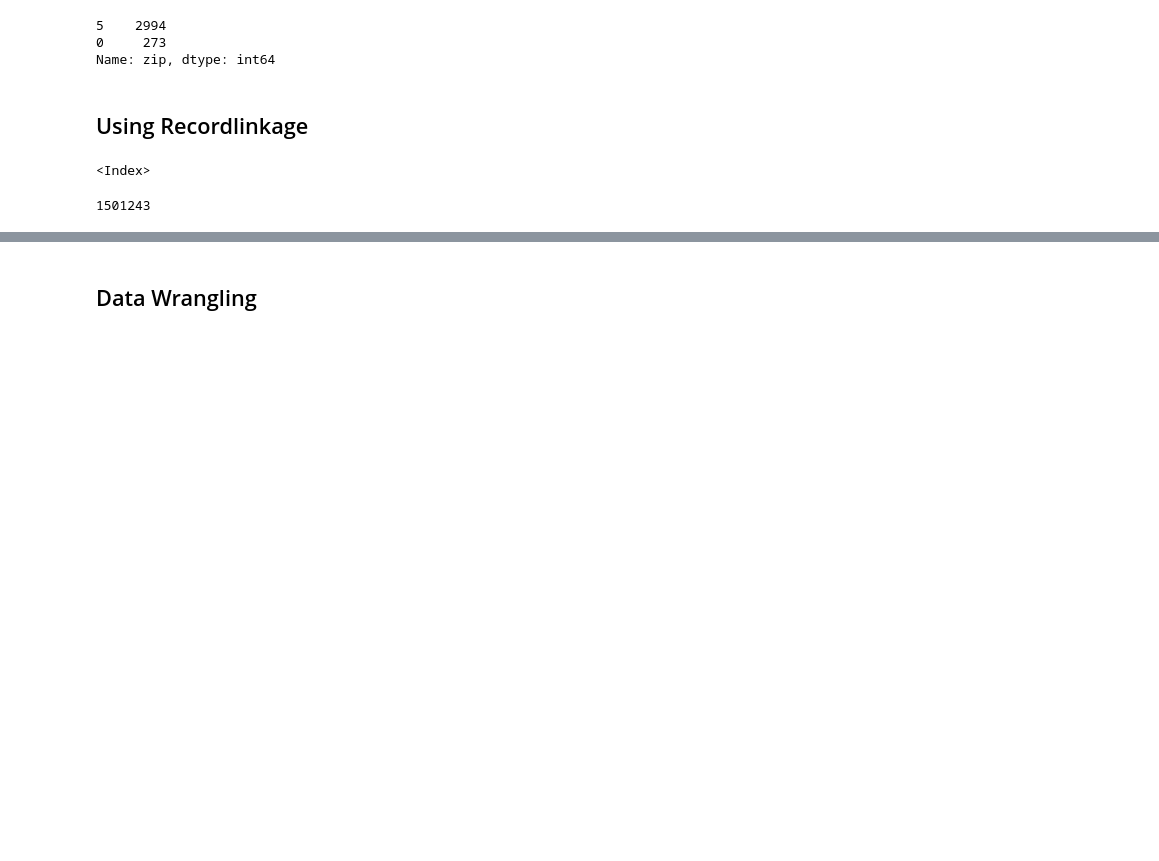
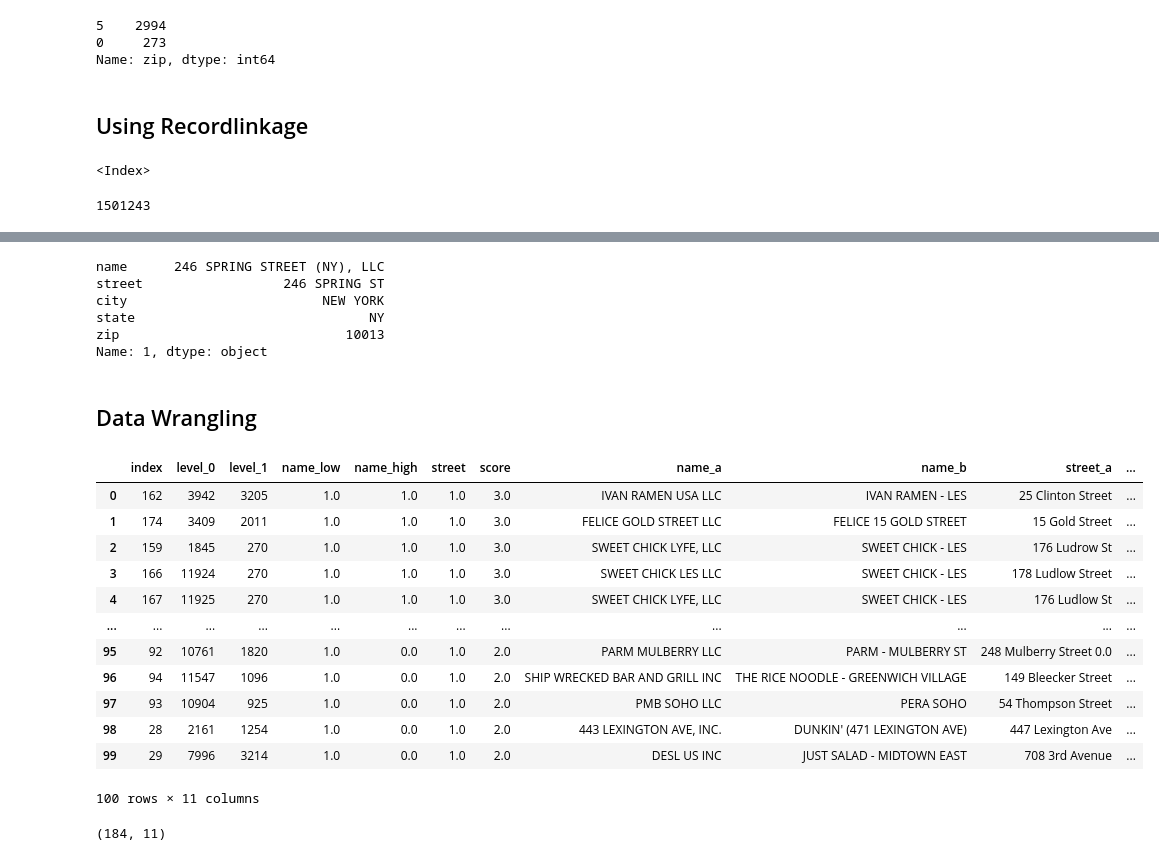
Before and after one commit to gsunit/gsunit-Fuzzy-Matching-in-Python, a Jupyter notebook: fuzzy-matching.ipynb, the cells around one changed output, grey strips where cells are left out. Drawn from its saved outputs; the diff is of its cells as text; code cells hidden in the pictures; blank space fills up the shorter version.

```diff
--- a/fuzzy-matching.ipynb
+++ b/fuzzy-matching.ipynb
@@ -227,2 +235,37 @@ potential_matches['score'] = potential_matches.loc[:, 'name_low':'street'].sum(a
+# %%
+df_a.loc[1]
+# %% [output]
+name      246 SPRING STREET (NY), LLC
+street                  246 SPRING ST
+city                         NEW YORK
+state                              NY
+zip                             10013
+Name: 1, dtype: object
 # %% [markdown]
 ## Data Wrangling
+# %%
+final_df = potential_matches
+final_df['name_a'] = final_df['level_0'].apply(lambda x: df_a.loc[x]['name'])
+final_df['name_b'] = final_df['level_1'].apply(lambda x: df_b.loc[x]['name'])
+
+final_df['street_a'] = final_df['level_0'].apply(lambda x: df_a.loc[x]['street'])
+final_df['street_b'] = final_df['level_1'].apply(lambda x: df_b.loc[x]['street'])
+# %%
+final_df = final_df.sort_values('score', ascending=False).reset_index()
+final_df.head(100)
+final_df.shape
+# %% [output]
+|  | index | level_0 | level_1 | name_low | name_high | street | score | name_a | name_b | street_a | ... |
+| 0 | 162 | 3942 | 3205 | 1.0 | 1.0 | 1.0 | 3.0 | IVAN RAMEN USA LLC | IVAN RAMEN - LES | 25 Clinton Street | ... |
+| 1 | 174 | 3409 | 2011 | 1.0 | 1.0 | 1.0 | 3.0 | FELICE GOLD STREET LLC | FELICE 15 GOLD STREET | 15 Gold Street | ... |
+| 2 | 159 | 1845 | 270 | 1.0 | 1.0 | 1.0 | 3.0 | SWEET CHICK LYFE, LLC | SWEET CHICK - LES | 176 Ludrow St | ... |
+| 3 | 166 | 11924 | 270 | 1.0 | 1.0 | 1.0 | 3.0 | SWEET CHICK LES LLC | SWEET CHICK - LES | 178 Ludlow Street | ... |
+| 4 | 167 | 11925 | 270 | 1.0 | 1.0 | 1.0 | 3.0 | SWEET CHICK LYFE, LLC | SWEET CHICK - LES | 176 Ludlow St | ... |
+| ... | ... | ... | ... | ... | ... | ... | ... | ... | ... | ... | ... |
+| 95 | 92 | 10761 | 1820 | 1.0 | 0.0 | 1.0 | 2.0 | PARM MULBERRY LLC | PARM - MULBERRY ST | 248 Mulberry Street 0.0 | ... |
+| 96 | 94 | 11547 | 1096 | 1.0 | 0.0 | 1.0 | 2.0 | SHIP WRECKED BAR AND GRILL INC | THE RICE NOODLE - GREENWICH VILLAGE | 149 Bleecker Street | ... |
+| 97 | 93 | 10904 | 925 | 1.0 | 0.0 | 1.0 | 2.0 | PMB SOHO LLC | PERA SOHO | 54 Thompson Street | ... |
+| 98 | 28 | 2161 | 1254 | 1.0 | 0.0 | 1.0 | 2.0 | 443 LEXINGTON AVE, INC. | DUNKIN' (471 LEXINGTON AVE) | 447 Lexington Ave | ... |
+| 99 | 29 | 7996 | 3214 | 1.0 | 0.0 | 1.0 | 2.0 | DESL US INC | JUST SALAD - MIDTOWN EAST | 708 3rd Avenue | ... |
+100 rows × 11 columns
+(184, 11)
```
Also changed, not shown: parts of 4 cells of this notebook, 3 other files.
